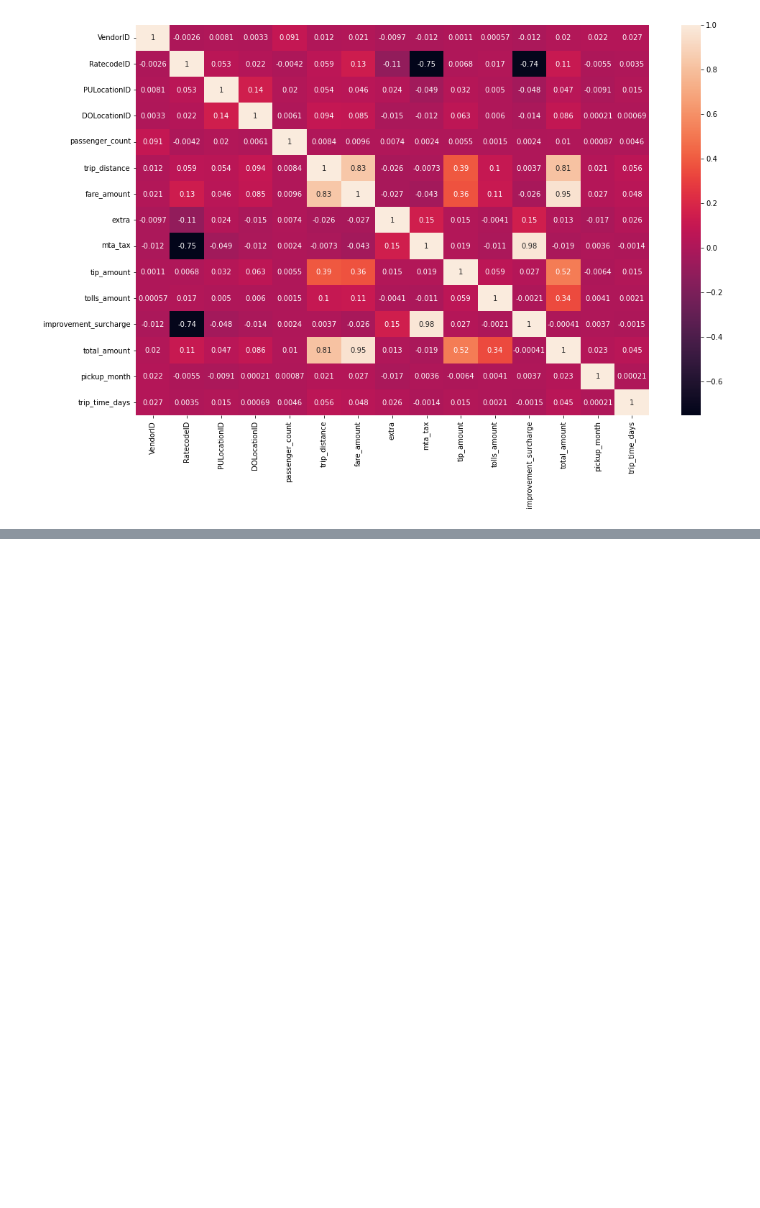
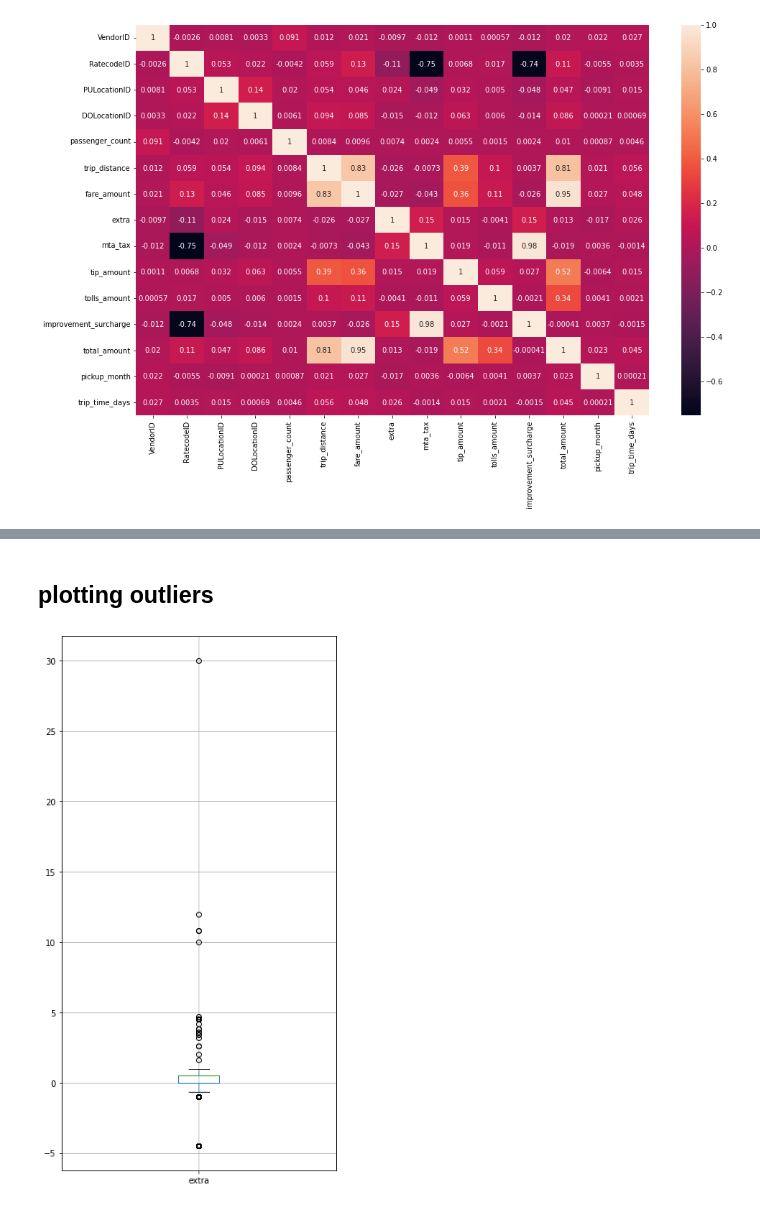
Before and after one commit to abdelrahmanbadoaayad/NYC_TAXI_ANALYSIS, a Jupyter notebook: NYC_taxi_2017.ipynb, the cells around one changed output, grey strips where cells are left out. Cells and saved outputs as stored; diff of their text form; code cells hidden in the pictures; blank space fills up the shorter version.

```diff
--- a/NYC_taxi_2017.ipynb
+++ b/NYC_taxi_2017.ipynb
@@ -468,3 +470,11 @@ data.describe()
 | 50% | 2.00 | 1.00 | 82.00 | 129.00 | 1.00 | 1.75 | 9.00 | ... |
 | 75% | 2.00 | 1.00 | 166.00 | 193.00 | 1.00 | 3.30 | 14.50 | ... |
 | max | 2.00 | 99.00 | 265.00 | 265.00 | 9.00 | 640.00 | 6003.50 | ... |
+# %% [markdown]
+## plotting outliers
+# %%
+plt.figure(figsize = (6,12))
+data.boxplot("extra")
+plt.show()
+# %% [output]
+[figure, added]
```
Also changed, not shown: parts of 12 cells of this notebook.
